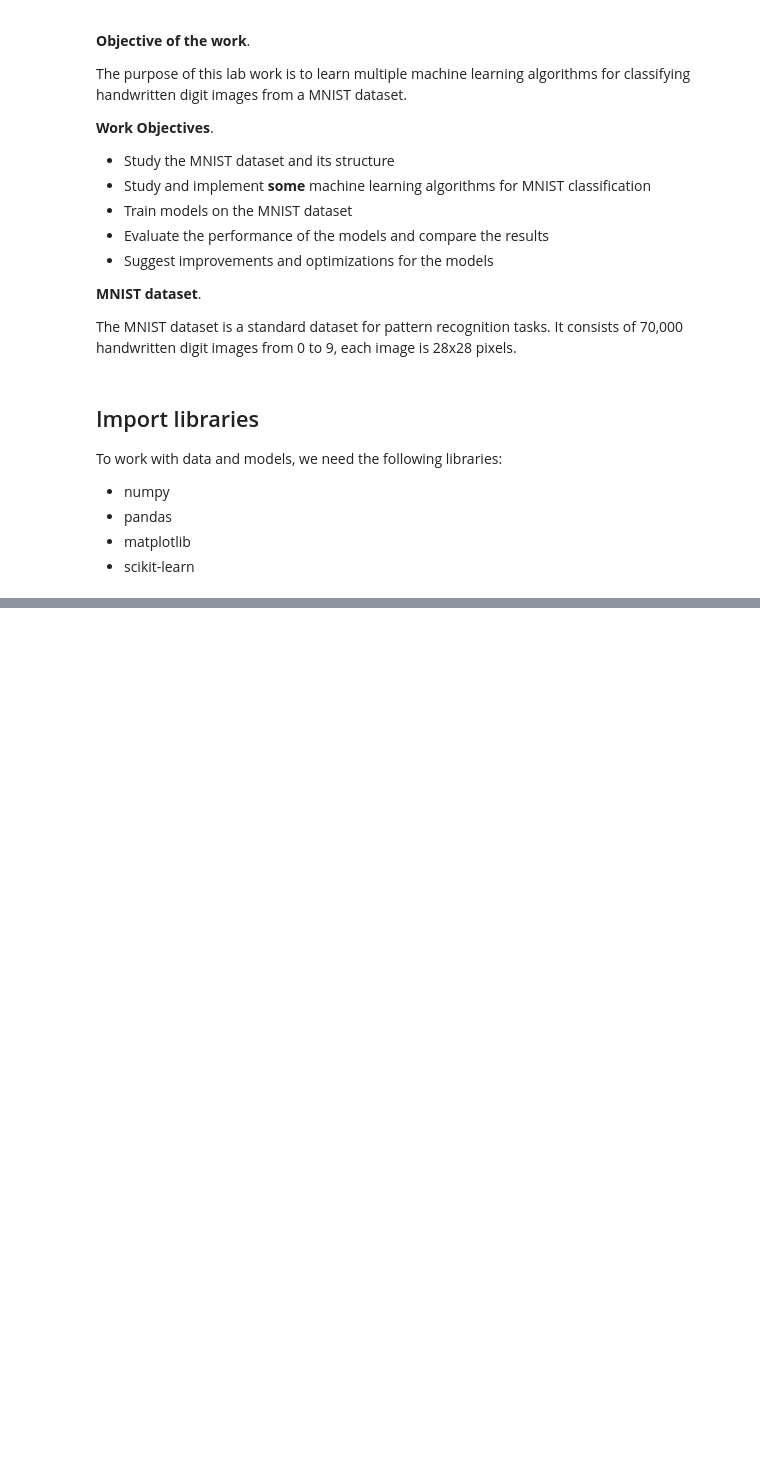
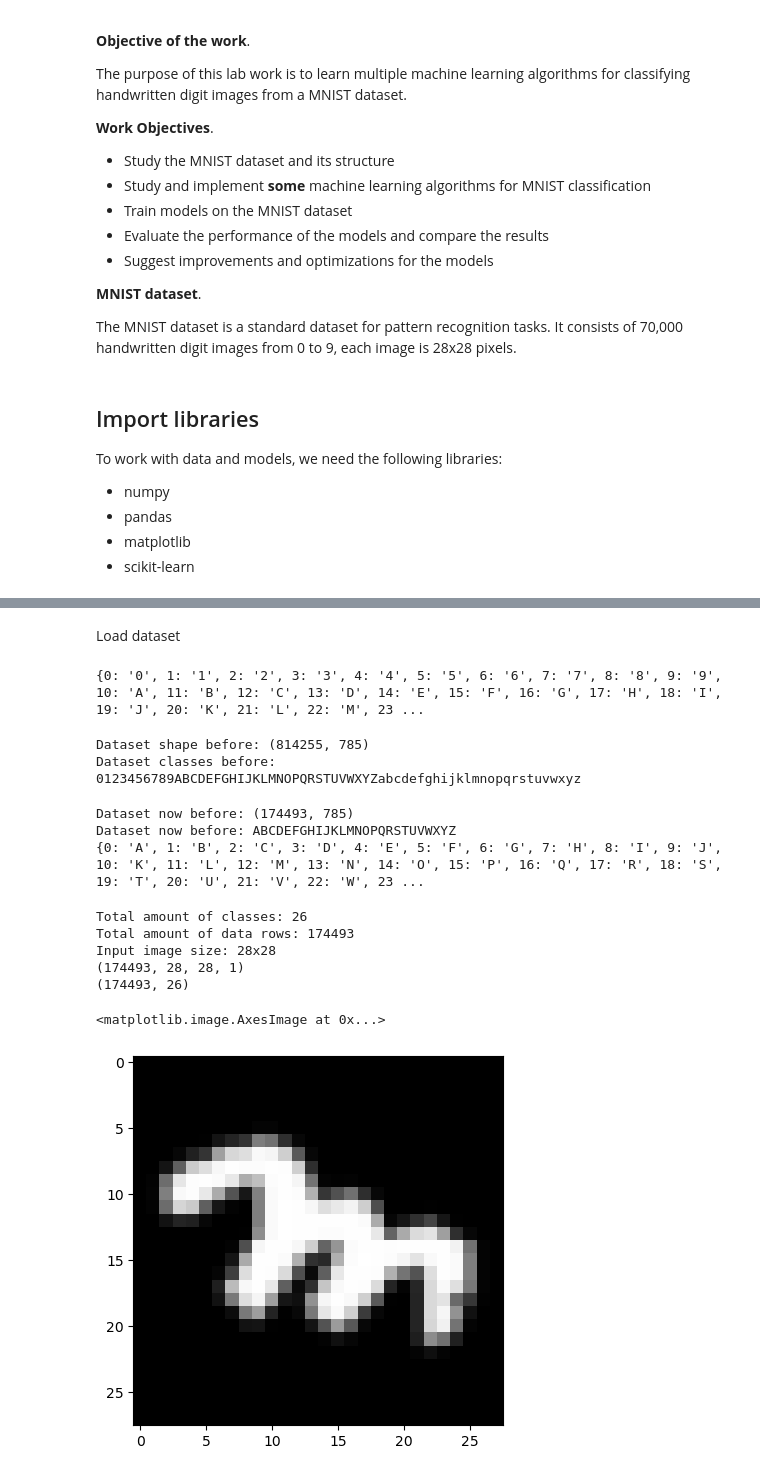
Before and after one commit to d3dx13/Deep-Learning-ITMO-2023, a Jupyter notebook: labs/1/ML_Classification.ipynb, the cells around one changed output, grey strips where cells are left out. Cells and saved outputs as stored; diff of their text form; code cells hidden in the pictures; blank space fills up the shorter version.

```diff
--- a/labs/1/ML_Classification.ipynb
+++ b/labs/1/ML_Classification.ipynb
@@ -119,0 +71,74 @@ X_train, X_test, y_train, y_test =
+# %% [markdown]
+Load dataset
+# %%
+num_workers = 0
+batch_size = 1000
+valid_size = 0.2
+
+MODEL_NAME = "models/SimpleNet"
+DATASET_NAME = "byclass"
+
+train_data_path = f'../../input/emnist/emnist-{DATASET_NAME}-train.csv'
+test_data_path = f'../../input/emnist/emnist-{DATASET_NAME}-test.csv'
+mapping_data_path = f'../../input/emnist/emnist-{DATASET_NAME}-mapping.txt'
+
+with open(mapping_data_path, 'r') as f:
+    lines = f.readlines()
+
+class_mapping = {}
+
+for line in lines:
+    parts = line.strip().split(' ')
+    class_mapping[int(parts[0])] = chr(int(parts[1]))
+print(class_mapping)
+# %% [output]
+{0: '0', 1: '1', 2: '2', 3: '3', 4: '4', 5: '5', 6: '6', 7: '7', 8: '8', 9: '9', 10: 'A', 11: 'B', 12: 'C', 13: 'D', 14: 'E', 15: 'F', 16: 'G', 17: 'H', 18: 'I', 19: 'J', 20: 'K', 21: 'L', 22: 'M', 23 ...
+# %%
+mnist_train = pd.read_csv(train_data_path, header=None, engine="pyarrow")
+mnist_test = pd.read_csv(test_data_path, header=None, engine="pyarrow")
+mnist_dataset = pd.concat([mnist_train, mnist_test])
+print(f"Dataset shape before: {mnist_dataset.shape}")
+print(f"Dataset classes before: {''.join(str(class_mapping[key]) for key in sorted(mnist_dataset[0].unique()) if isinstance(class_mapping[key], str))}")
+# %% [output]
+Dataset shape before: (814255, 785)
+Dataset classes before: 0123456789ABCDEFGHIJKLMNOPQRSTUVWXYZabcdefghijklmnopqrstuvwxyz
+# %%
+mnist_dataset = mnist_dataset.drop(mnist_dataset[9 >= mnist_dataset[0]].index)
+mnist_dataset = mnist_dataset.drop(mnist_dataset[36 <= mnist_dataset[0]].index)
+mnist_dataset[0] = mnist_dataset[0] - 10
+class_mapping = {k - 10: v for k, v in class_mapping.items() if k > 9 and k < 26 + 10}
+
+print(f"Dataset now before: {mnist_dataset.shape}")
+print(f"Dataset now before: {''.join(str(class_mapping[key]) for key in sorted(mnist_dataset[0].unique()) if isinstance(class_mapping[key], str))}")
+print(class_mapping)
+# %% [output]
+Dataset now before: (174493, 785)
+Dataset now before: ABCDEFGHIJKLMNOPQRSTUVWXYZ
+{0: 'A', 1: 'B', 2: 'C', 3: 'D', 4: 'E', 5: 'F', 6: 'G', 7: 'H', 8: 'I', 9: 'J', 10: 'K', 11: 'L', 12: 'M', 13: 'N', 14: 'O', 15: 'P', 16: 'Q', 17: 'R', 18: 'S', 19: 'T', 20: 'U', 21: 'V', 22: 'W', 23 ...
+# %%
+num_classes = len(mnist_dataset[0].unique())
+print(f"Total amount of classes: {num_classes}")
+
+data_rows = len(mnist_dataset)
+print(f"Total amount of data rows: {data_rows}")
+
+image_size = int(np.sqrt(len(mnist_dataset.iloc[0][1:])))
+print(f"Input image size: {image_size}x{image_size}")
+
+# Images need to be transposed. This line also does the reshaping needed.
+images = np.transpose(mnist_dataset.values[:,1:].reshape(data_rows, image_size, image_size, 1), axes=[0,2,1,3]) / 255.0 # img_size * img_size arrays
+labels = keras.utils.to_categorical(mnist_dataset.values[:,0], num_classes) # one-hot encoding vectors
+
+print(images.shape)
+print(labels.shape)
+# %% [output]
+Total amount of classes: 26
+Total amount of data rows: 174493
+Input image size: 28x28
+(174493, 28, 28, 1)
+(174493, 26)
+# %%
+plt.imshow(images[np.random.randint(len(images)),:,:,0], cmap=plt.cm.binary_r, vmin=0, vmax=1)
+# %% [output]
+<matplotlib.image.AxesImage at 0x...>
+[figure, added]
```
Also changed, not shown: parts of 17 cells of this notebook, 5 other files.
